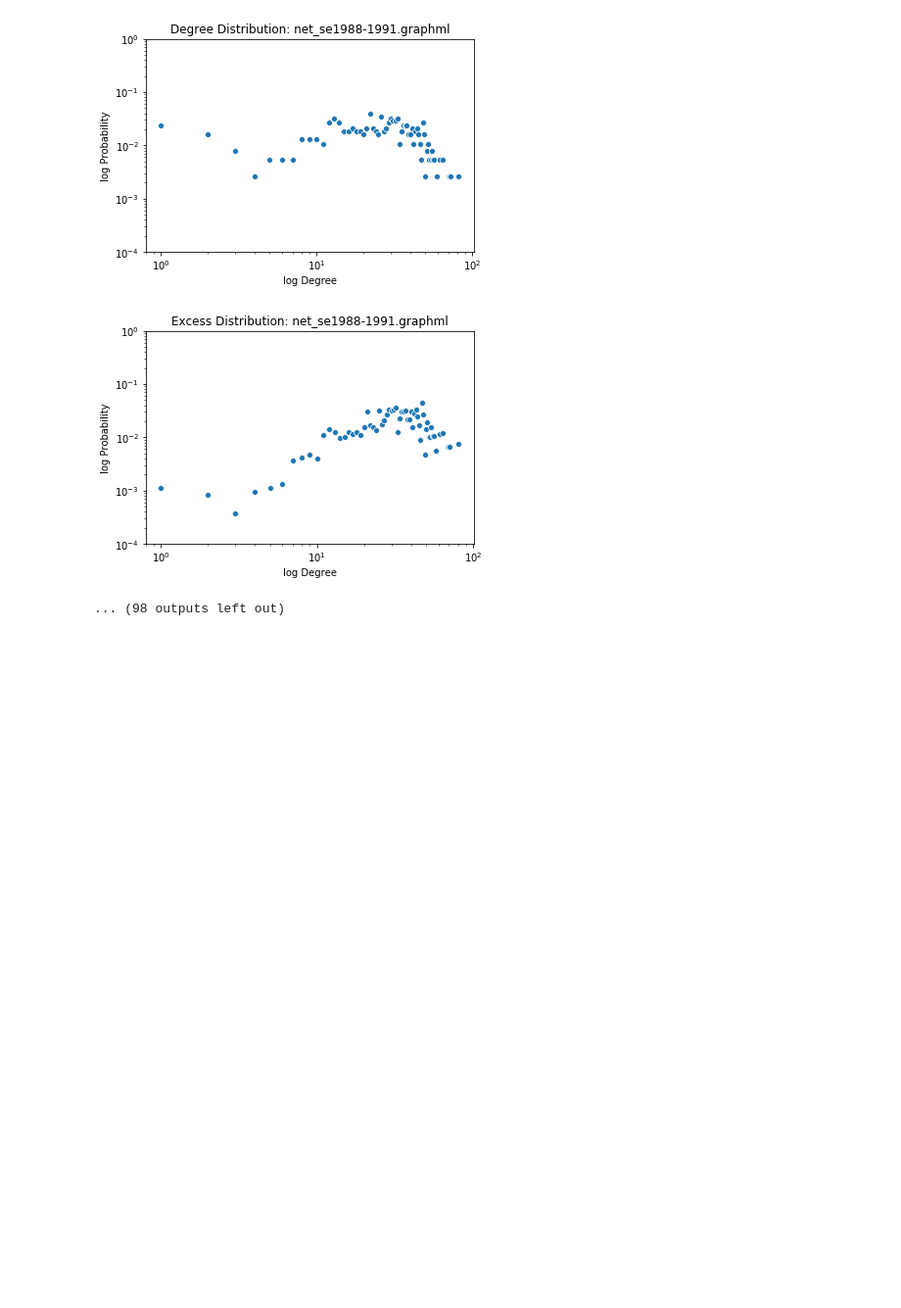
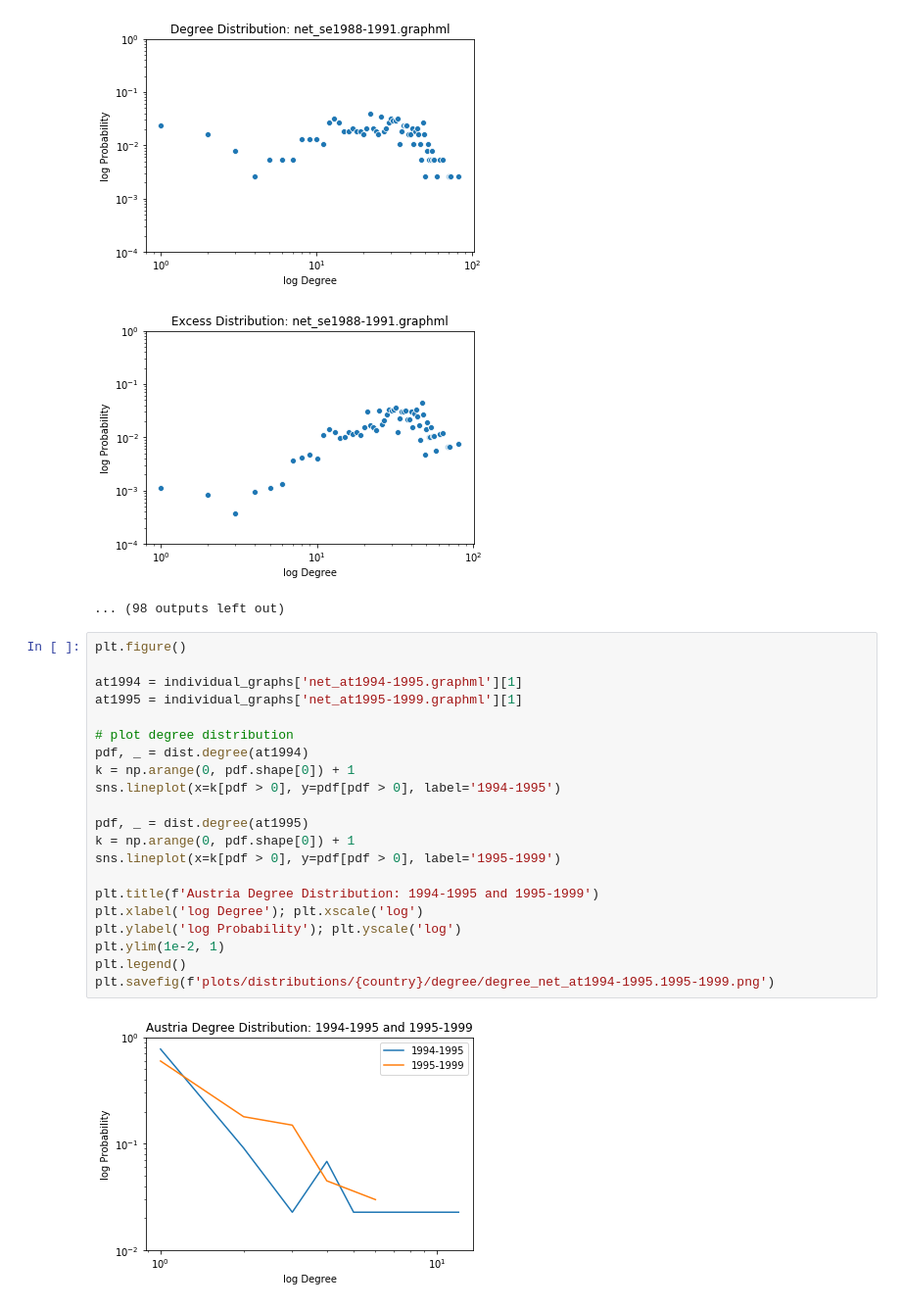
Before and after one commit to benlai97/CSE-416-Final-Project, a Jupyter notebook: summary.ipynb, the cells around one changed output. Shown at 98% size. Saved outputs shown, nothing was run; the diff lists cells and outputs as text; blank space fills up the shorter version.

```diff
--- a/summary.ipynb
+++ b/summary.ipynb
@@ -159,3 +159,26 @@ for name, (country, g) in individual_graphs.items():
 [figure]
 [figure]
 ... (98 outputs left out)
+# %%
+plt.figure()
+
+at1994 = individual_graphs['net_at1994-1995.graphml'][1]
+at1995 = individual_graphs['net_at1995-1999.graphml'][1]
+
+# plot degree distribution
+pdf, _ = dist.degree(at1994)
+k = np.arange(0, pdf.shape[0]) + 1
+sns.lineplot(x=k[pdf > 0], y=pdf[pdf > 0], label='1994-1995')
+
+pdf, _ = dist.degree(at1995)
+k = np.arange(0, pdf.shape[0]) + 1
+sns.lineplot(x=k[pdf > 0], y=pdf[pdf > 0], label='1995-1999')
+
+plt.title(f'Austria Degree Distribution: 1994-1995 and 1995-1999')
+plt.xlabel('log Degree'); plt.xscale('log')
+plt.ylabel('log Probability'); plt.yscale('log')
+plt.ylim(1e-2, 1)
+plt.legend()
+plt.savefig(f'plots/distributions/{country}/degree/degree_net_at1994-1995.1995-1999.png')
+# %% [output]
+[figure, added]
```
Also changed, not shown: 12 other files.
